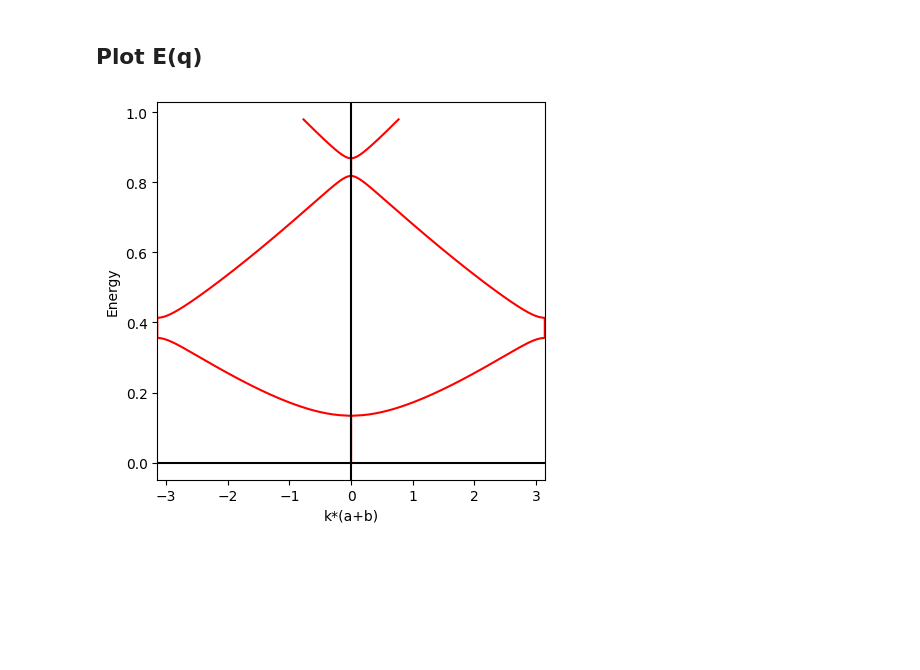
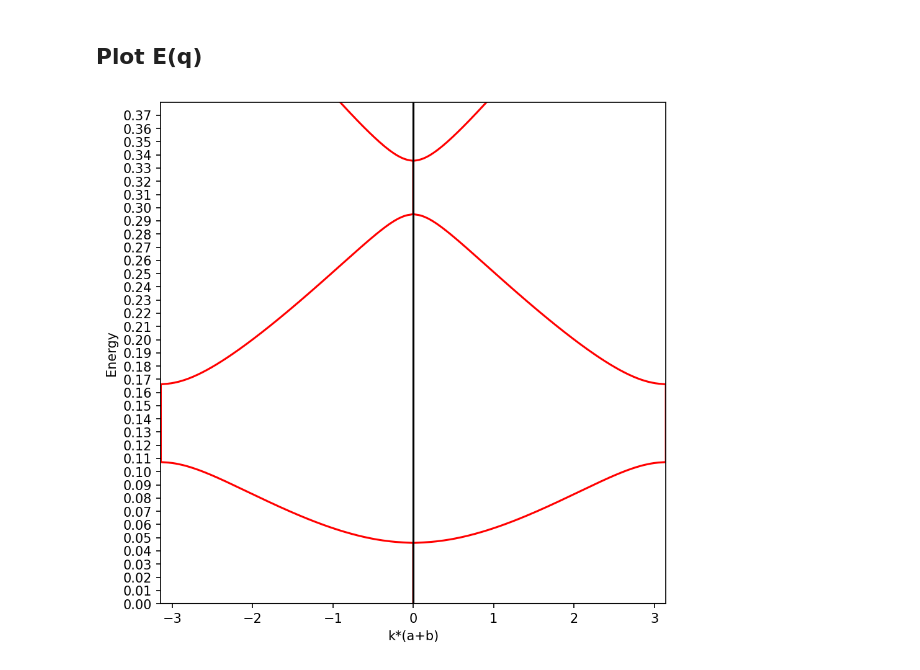
Before and after one commit to dckokis/PhysicalFundamentalsOfMicroelectronics, a Jupyter notebook: PeriodicPotential/PeriodicPotential.ipynb, the cells around one changed output. Cells and saved outputs as stored; diff of their text form; code cells hidden in the pictures; blank space fills up the shorter version.

Commit message:
Kronig-Penney model for electrons and holes

```diff
--- a/PeriodicPotential/PeriodicPotential.ipynb
+++ b/PeriodicPotential/PeriodicPotential.ipynb
@@ -22,13 +22,21 @@ plt.rcParams['figure.figsize'] = (5, 5)
 ### a: The width of a well
 ### b: The distance between two wells
 # %%
-m = 0.014 * me
-U0 = -0.49 * eV
-a = 10 * unit('nm')
+# КБД-1
+
+# for electrons
+m = 0.063 * me
+U0 = -0.38 * eV
+
+# for holes
+# m = -0.51 * me
+# U0 = 0.11 * eV
+
+a = 5 * unit('nm')
 b = 10 * unit('nm')
 
 kp_model = KronigPenneyModel(a, b, U0)
-E = np.linspace(0, -2 * U0, int(1e3))
+E = np.linspace(0, -U0, int(1e3))
 # %% [markdown]
 ## Get the k*(a+b) vector
 # %%
@@ -36,13 +44,18 @@ k = kp_model.get_ks(E, m)
 # %% [markdown]
 ## Plot E(q)
 # %%
+plt.figure(figsize=(7, 7), dpi=150)
 plt.plot(k, E / eV, c='r')
 plt.plot(-k, E / eV, c='r')
+plt.yticks(np.arange(0, -U0 / eV, 1e-2)) # for electrons
+# plt.yticks(np.arange(-U0 / eV, 0, 1e-2)) # for holes
 plt.axhline(0, color='k', linestyle='-')
 plt.axvline(0, color='k', linestyle='-')
 plt.xlim(-pi, pi)
+plt.ylim([0, -U0 / eV]) # for electrons
+# plt.ylim([-U0 / eV, 0]) # for holes
 plt.xlabel("k*(a+b)")
 plt.ylabel("Energy")
 plt.show()
 # %% [output]
-[figure, old version]
+[figure, new version]
```
